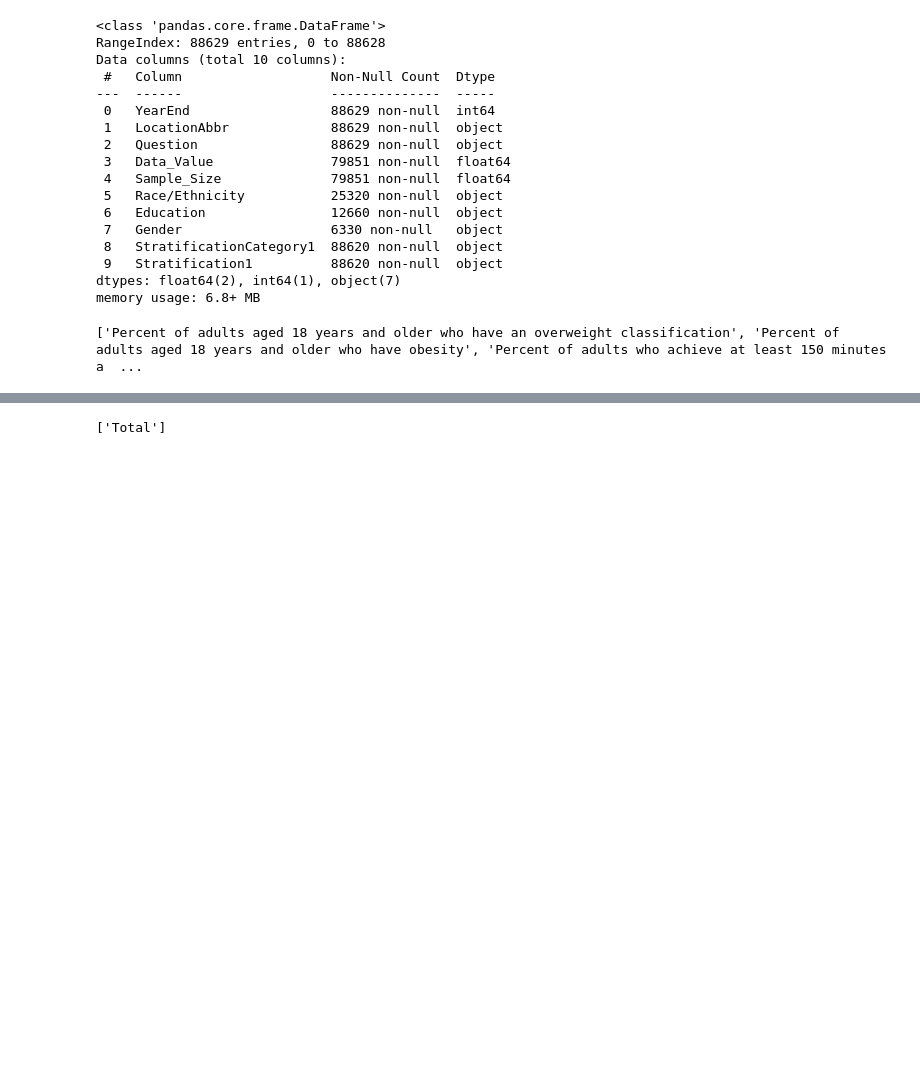
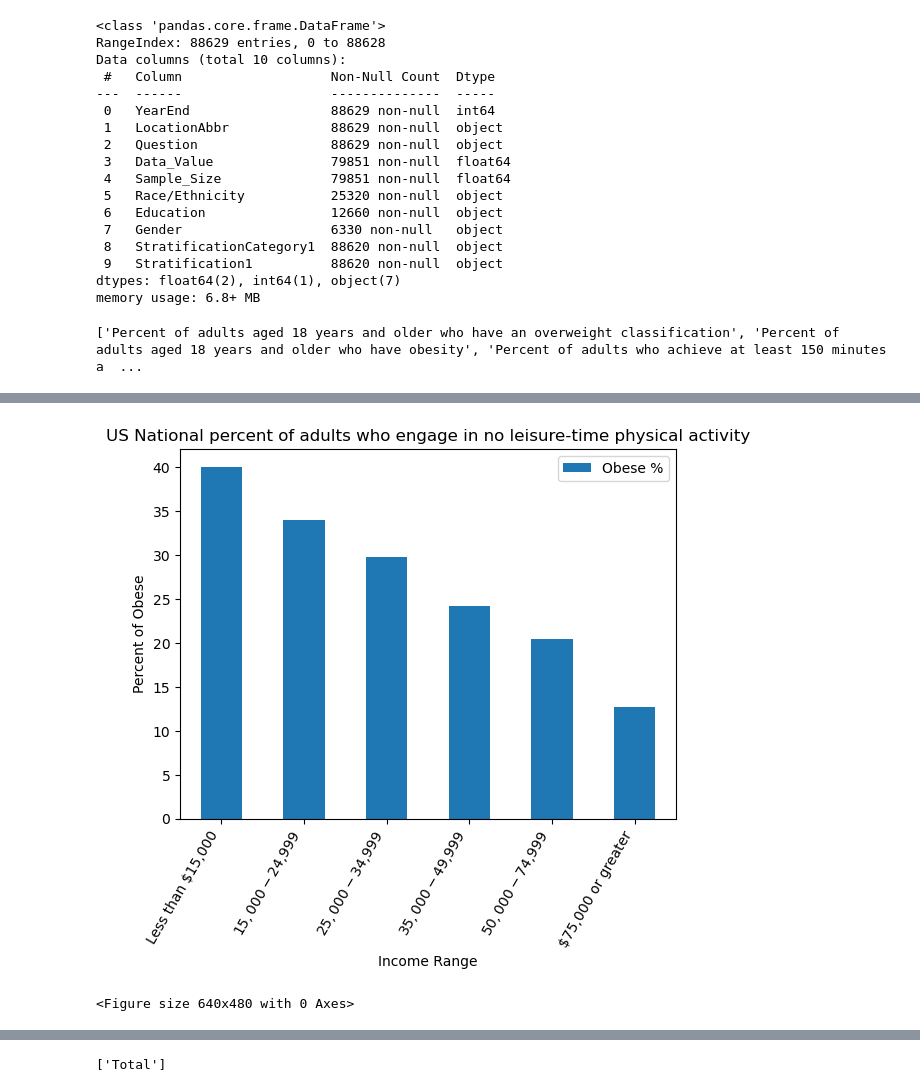
Before and after one commit to sma005/project-one-group-4, a Jupyter notebook: obesity_study_csv.ipynb, the cells around one changed output, grey strips where cells are left out. Saved outputs shown, nothing was run; the diff lists cells and outputs as text; code cells hidden in the pictures; blank space fills up the shorter version.

```diff
--- a/obesity_study_csv.ipynb
+++ b/obesity_study_csv.ipynb
@@ -149,0 +148,5 @@ plt.show()
+# %%
+#Adjusting the index to get the Stratification1 column in order.
+target_row = 5
+idx = [target_row] + [i for i in range(len(leisure_data_df)) if i != target_row]
+leisure_data_df.iloc[idx]
@@ -150,3 +161,17 @@ plt.show()
+# %%
+#Bar chart for no leisure-time activity
+leisure_data_df.iloc[idx].plot.bar(x='Stratification1', y='Data_Value')
+
+plt.xticks(rotation=60, horizontalalignment="right")
+plt.title("US National percent of adults who engage in no leisure-time physical activity")
+plt.xlabel("Income Range")
+plt.ylabel("Percent of Obese")
+plt.legend(['Obese %'], loc="upper right")
+plt.show()
+plt.savefig("../Images.png")
+# %% [output]
+[figure, added]
+<Figure size 640x480 with 0 Axes>
 # %%
 obese_df = data_df.loc[:,['YearEnd','LocationAbbr','Question','Data_Value','Sample_Size','StratificationCategory1','Stratification1']]
 obese_df = obese_df[obese_df['YearEnd'] == 2020]
```
Also changed, not shown: parts of 10 cells of this notebook, 1 other file.
